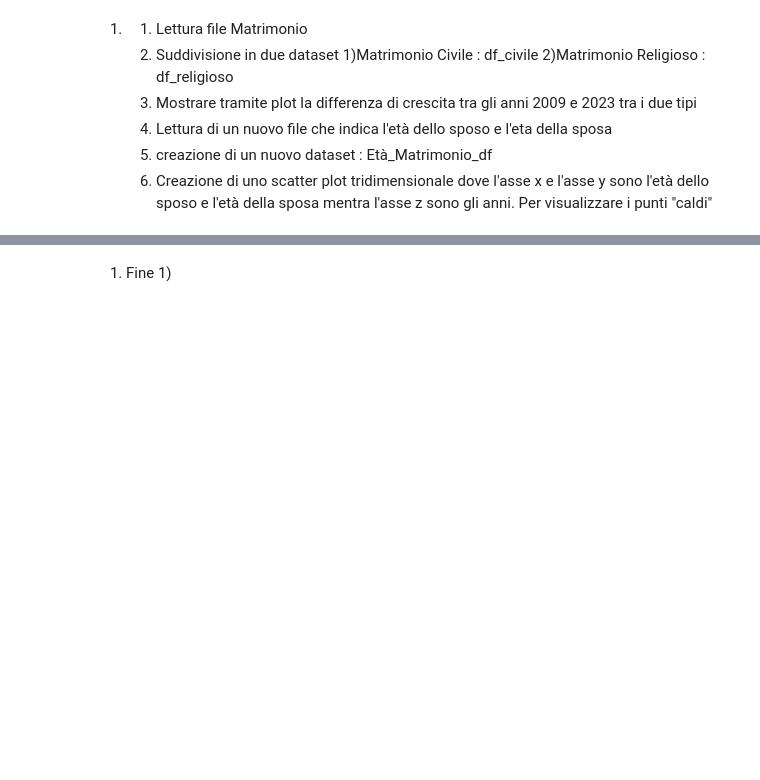
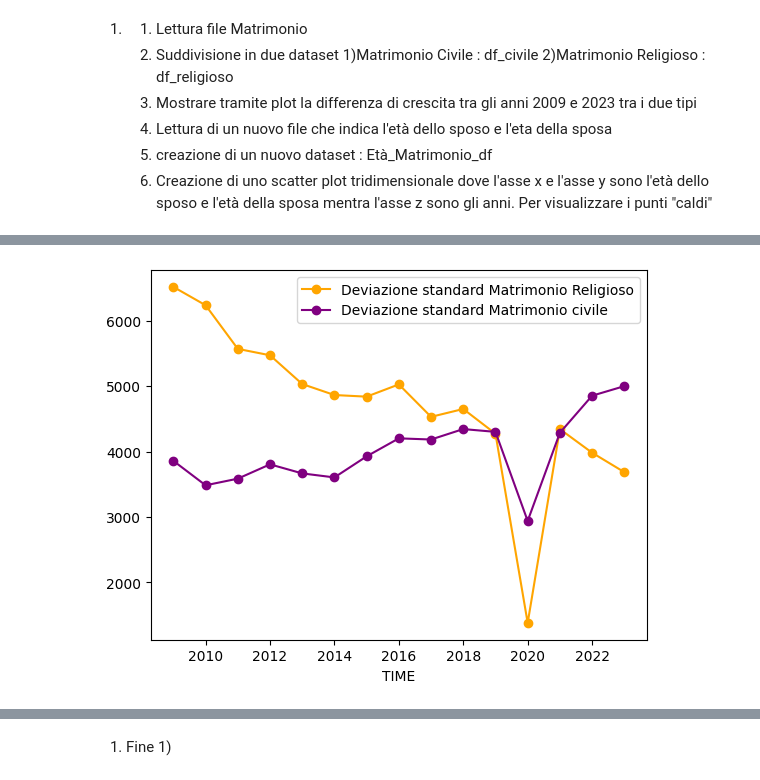
Before and after one commit to LeonardoGarutiUnibo/LabBigData, a Jupyter notebook: Project.ipynb, the cells around one changed output, grey strips where cells are left out. Saved outputs shown, nothing was run; the diff lists cells and outputs as text; code cells hidden in the pictures; blank space fills up the shorter version.

```diff
--- a/Project.ipynb
+++ b/Project.ipynb
@@ -88,0 +70,6 @@ Name: Crescita %, dtype: float64
+# %%
+appoggio_df_religioso["Deviazione"].plot(color="orange", label="Deviazione standard Matrimonio Religioso", legend=True, marker='o')
+appoggio_df_civile["Deviazione"].plot(color="purple", label="Deviazione standard Matrimonio civile",legend=True, marker='o')
+plt.show()
+# %% [output]
+[figure, added]
```
Also changed, not shown: parts of 20 cells of this notebook, 2 other files.
